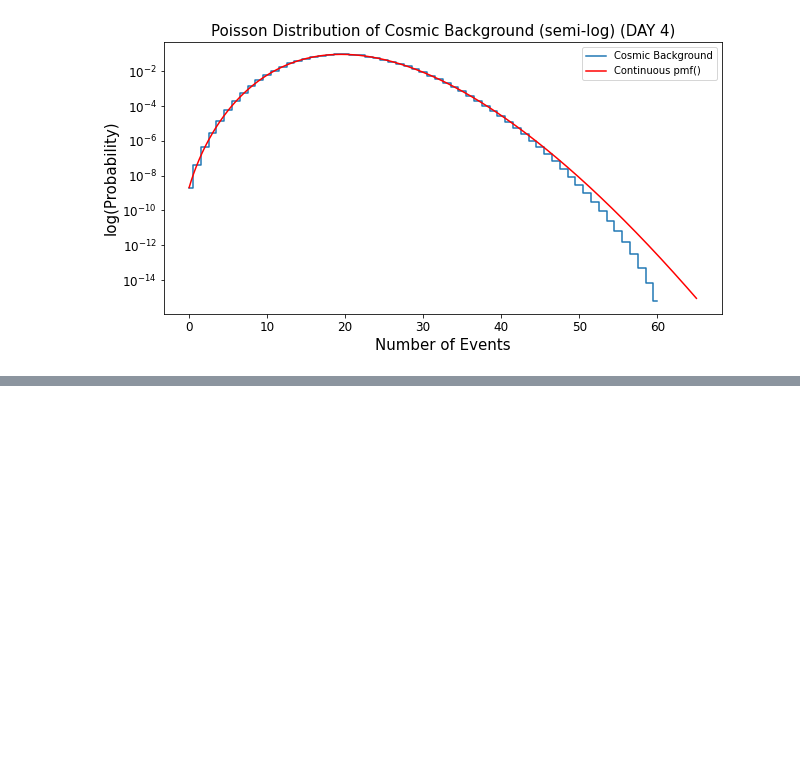
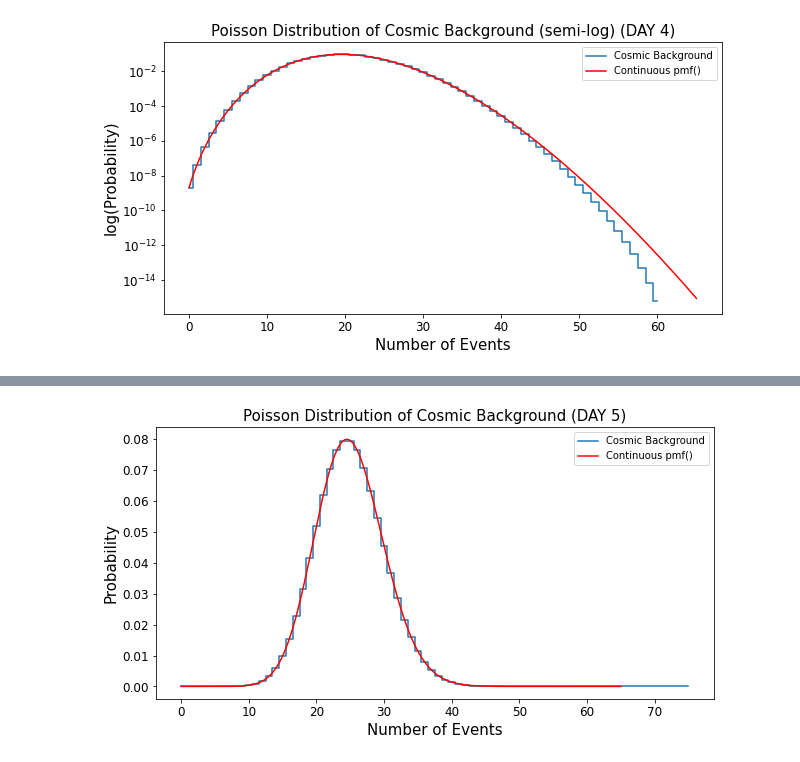
Before and after one commit to MinniVan/PHYS-434, a Jupyter notebook: lab-2.ipynb, the cells around one changed output, grey strips where cells are left out. Saved outputs shown, nothing was run; the diff lists cells and outputs as text; code cells hidden in the pictures; blank space fills up the shorter version.

```diff
--- a/lab-2.ipynb
+++ b/lab-2.ipynb
@@ -233,0 +250,27 @@ plt.show()
+# %%
+# day 5 (one day being added)
+
+# convolved background (Poisson distribution) once again
+background_day_5 = np.convolve(background_day_4, prob, mode='full')
+num_events2 = np.arange(0, 76)
+
+
+plt.rcParams['figure.figsize'] = [10, 5]
+fig, ax = plt.subplots(1, 1)
+ax.step(num_events2, background_day_5, where = 'mid', label = "Cosmic Background")
+plt.title("Poisson Distribution of Cosmic Background (DAY 5)", size = 15)
+plt.xlabel("Number of Events", size= 15)
+plt.ylabel("Probability", size=15)
+
+mu = 25 # because the day has advanced, average has increased (sum of 5)
+def f(x):
+   return np.exp(-mu)*(mu**x)/(scipy.special.factorial(x)) # Poisson distribution (the actual function)
+x = np.linspace(0, 65, 1000)
+
+ax.plot(x, f(x), color='red', label="Continuous pmf()")
+plt.xticks(fontsize = 12)
+plt.yticks(fontsize = 12)
+plt.legend(loc="best")
+plt.show()
+# %% [output]
+[figure, added]
```
Also changed, not shown: parts of 38 cells of this notebook.
